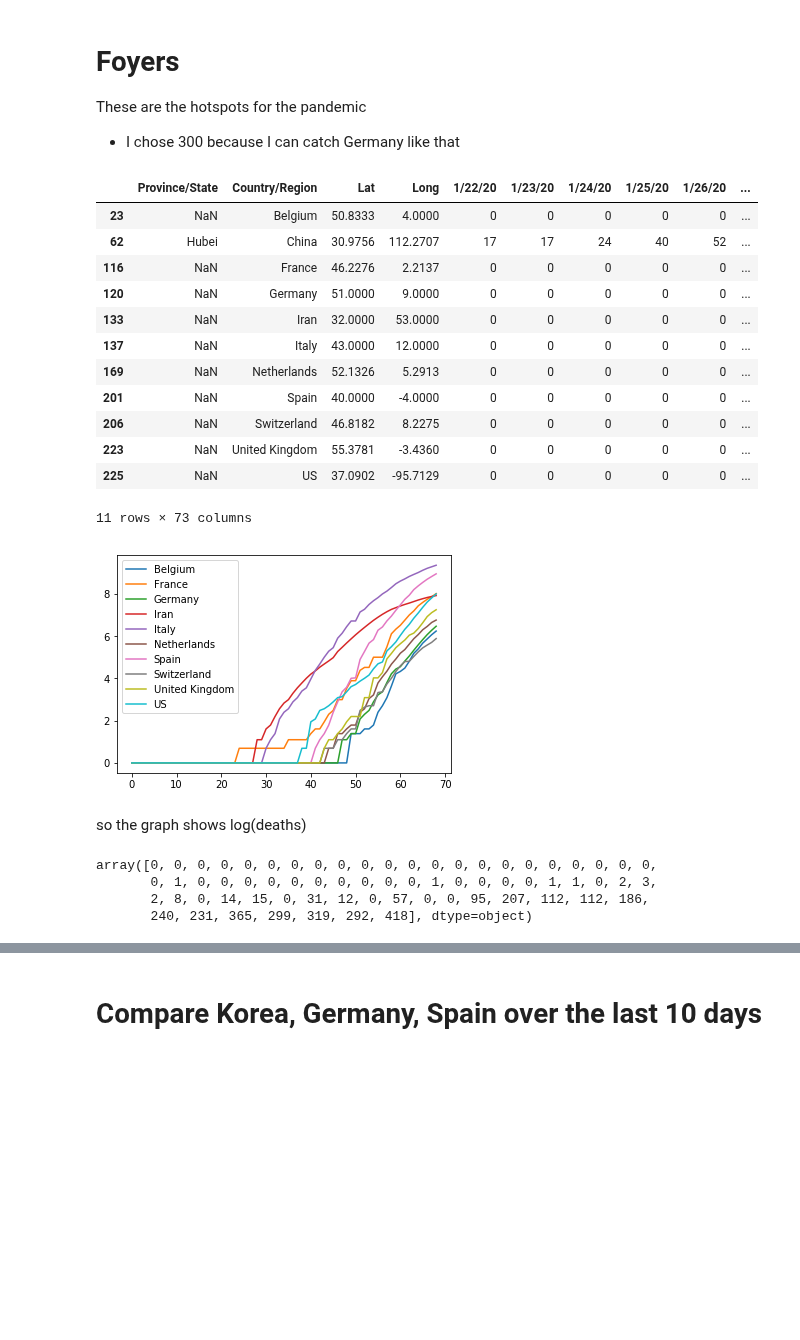
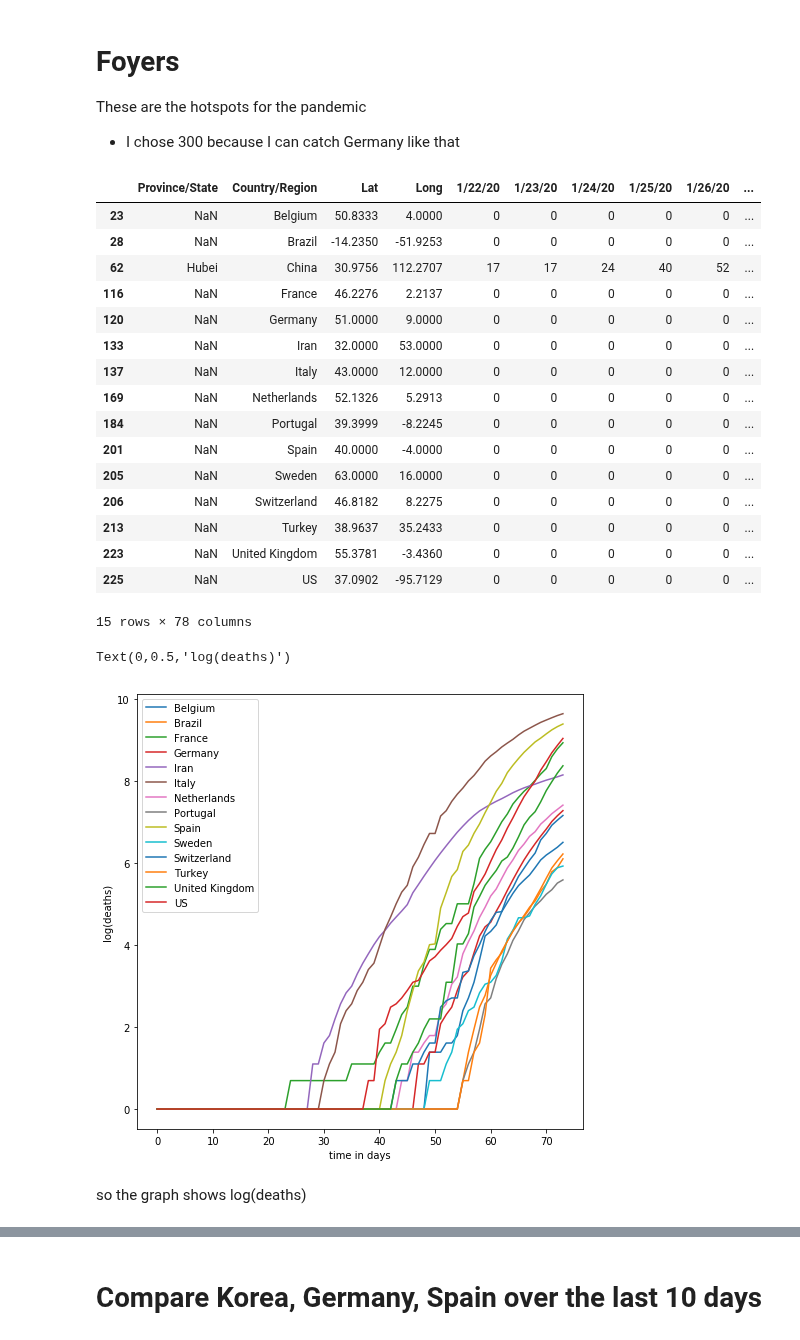
Before and after one commit to macbuse/just-math, a Jupyter notebook: covid_mortality.ipynb, the cells around one changed output, grey strips where cells are left out. Drawn from its saved outputs; the diff is of its cells as text; code cells hidden in the pictures; blank space fills up the shorter version.

```diff
--- a/covid_mortality.ipynb
+++ b/covid_mortality.ipynb
@@ -58,40 +58,41 @@ df[df["Country/Region"] == 'South Korea']
 These are the hotspots for the pandemic
 - I chose 300 because I can catch Germany like that
 # %%
-foyers = df[df[df.columns[-1]] > 300]
+foyers = df[df[df.columns[-1]] > 200]
 foyers
 # %% [output]
 |  | Province/State | Country/Region | Lat | Long | 1/22/20 | 1/23/20 | 1/24/20 | 1/25/20 | 1/26/20 | ... |
 | 23 | NaN | Belgium | 50.8333 | 4.0000 | 0 | 0 | 0 | 0 | 0 | ... |
+| 28 | NaN | Brazil | -14.2350 | -51.9253 | 0 | 0 | 0 | 0 | 0 | ... |
 | 62 | Hubei | China | 30.9756 | 112.2707 | 17 | 17 | 24 | 40 | 52 | ... |
 | 116 | NaN | France | 46.2276 | 2.2137 | 0 | 0 | 0 | 0 | 0 | ... |
 | 120 | NaN | Germany | 51.0000 | 9.0000 | 0 | 0 | 0 | 0 | 0 | ... |
 | 133 | NaN | Iran | 32.0000 | 53.0000 | 0 | 0 | 0 | 0 | 0 | ... |
 | 137 | NaN | Italy | 43.0000 | 12.0000 | 0 | 0 | 0 | 0 | 0 | ... |
 | 169 | NaN | Netherlands | 52.1326 | 5.2913 | 0 | 0 | 0 | 0 | 0 | ... |
+| 184 | NaN | Portugal | 39.3999 | -8.2245 | 0 | 0 | 0 | 0 | 0 | ... |
 | 201 | NaN | Spain | 40.0000 | -4.0000 | 0 | 0 | 0 | 0 | 0 | ... |
+| 205 | NaN | Sweden | 63.0000 | 16.0000 | 0 | 0 | 0 | 0 | 0 | ... |
 | 206 | NaN | Switzerland | 46.8182 | 8.2275 | 0 | 0 | 0 | 0 | 0 | ... |
+| 213 | NaN | Turkey | 38.9637 | 35.2433 | 0 | 0 | 0 | 0 | 0 | ... |
 | 223 | NaN | United Kingdom | 55.3781 | -3.4360 | 0 | 0 | 0 | 0 | 0 | ... |
 | 225 | NaN | US | 37.0902 | -95.7129 | 0 | 0 | 0 | 0 | 0 | ... |
-11 rows × 73 columns
+15 rows × 78 columns
 # %%
 fig, ax = plt.subplots()
+fig.set_size_inches(8,8)
+
 for x in foyers.index:
     if df.iloc[x]["Country/Region"] in ['China']: continue
     Y = np.log( df.iloc[x].values[4:].astype(np.float) + 1)
     ax.plot(np.arange(len(Y)),Y, label=df.iloc[x]["Country/Region"])
 
 #ax.axis('equal')
-leg = ax.legend();
+leg = ax.legend()
+plt.xlabel('time in days')
+plt.ylabel('log(deaths)')
 # %% [output]
+Text(0,0.5,'log(deaths)')
-[figure, old version]
+[figure, new version]
 # %% [markdown]
 so the graph shows log(deaths)
-# %%
-x = df.iloc[116,4:].values
-x[1:] - x[:-1]
-# %% [output]
-array([0, 0, 0, 0, 0, 0, 0, 0, 0, 0, 0, 0, 0, 0, 0, 0, 0, 0, 0, 0, 0, 0,
-       0, 1, 0, 0, 0, 0, 0, 0, 0, 0, 0, 0, 1, 0, 0, 0, 0, 1, 1, 0, 2, 3,
-       2, 8, 0, 14, 15, 0, 31, 12, 0, 57, 0, 0, 95, 207, 112, 112, 186,
-       240, 231, 365, 299, 319, 292, 418], dtype=object)
```
Also changed, not shown: parts of 21 cells of this notebook.
